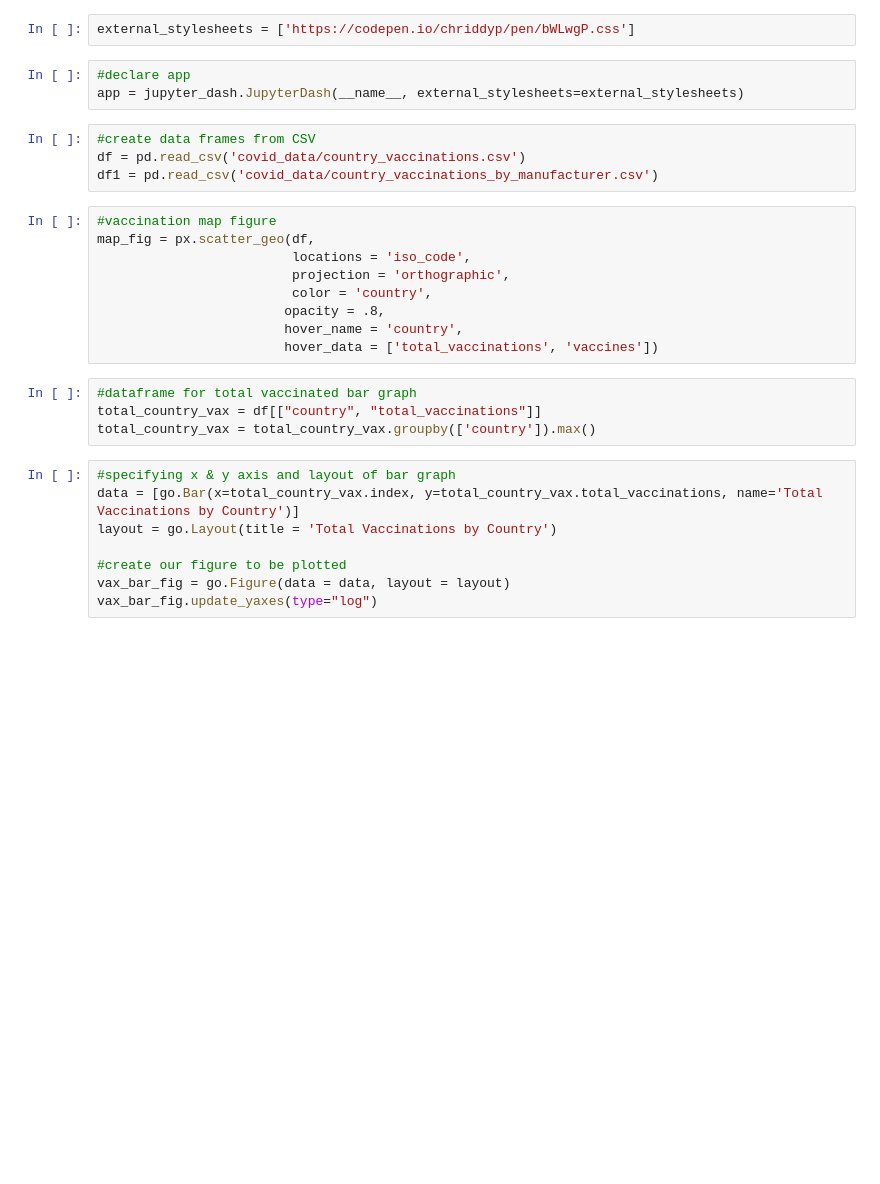
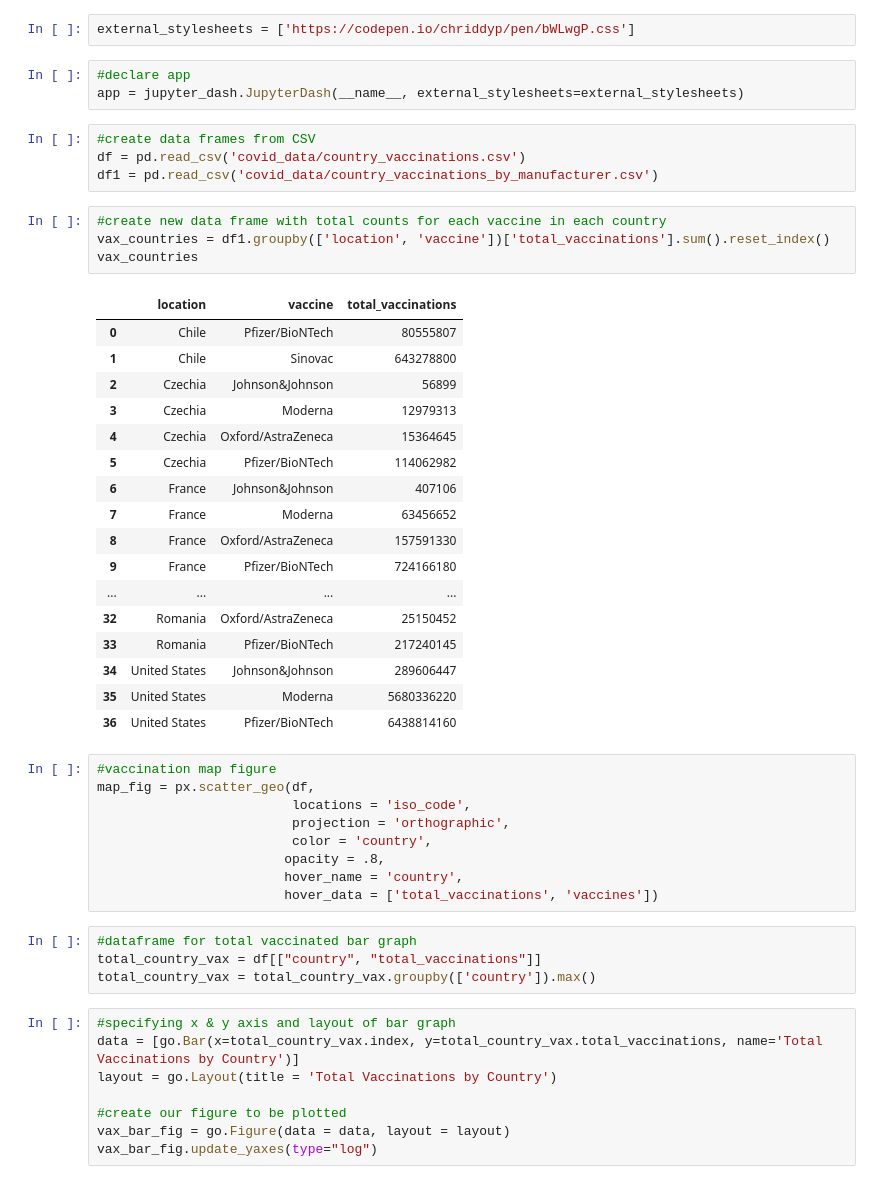
Before and after one commit to VictoriaXY6/Vaccify, a Jupyter notebook: app.ipynb, the cells around one changed output. Drawn from its saved outputs; the diff is of its cells as text; blank space fills up the shorter version.

```diff
--- a/app.ipynb
+++ b/app.ipynb
@@ -14,6 +15,28 @@ app = jupyter_dash.JupyterDash(__name__, external_stylesheets=external_styleshee
 #create data frames from CSV
 df = pd.read_csv('covid_data/country_vaccinations.csv')
 df1 = pd.read_csv('covid_data/country_vaccinations_by_manufacturer.csv')
+# %%
+#create new data frame with total counts for each vaccine in each country
+vax_countries = df1.groupby(['location', 'vaccine'])['total_vaccinations'].sum().reset_index()
+vax_countries
+# %% [output]
+|  | location | vaccine | total_vaccinations |
+| 0 | Chile | Pfizer/BioNTech | 80555807 |
+| 1 | Chile | Sinovac | 643278800 |
+| 2 | Czechia | Johnson&Johnson | 56899 |
+| 3 | Czechia | Moderna | 12979313 |
+| 4 | Czechia | Oxford/AstraZeneca | 15364645 |
+| 5 | Czechia | Pfizer/BioNTech | 114062982 |
+| 6 | France | Johnson&Johnson | 407106 |
+| 7 | France | Moderna | 63456652 |
+| 8 | France | Oxford/AstraZeneca | 157591330 |
+| 9 | France | Pfizer/BioNTech | 724166180 |
+| ... | ... | ... | ... |
+| 32 | Romania | Oxford/AstraZeneca | 25150452 |
+| 33 | Romania | Pfizer/BioNTech | 217240145 |
+| 34 | United States | Johnson&Johnson | 289606447 |
+| 35 | United States | Moderna | 5680336220 |
+| 36 | United States | Pfizer/BioNTech | 6438814160 |
 # %%
 #vaccination map figure
 map_fig = px.scatter_geo(df,
```
Also changed, not shown: parts of 3 cells of this notebook.
